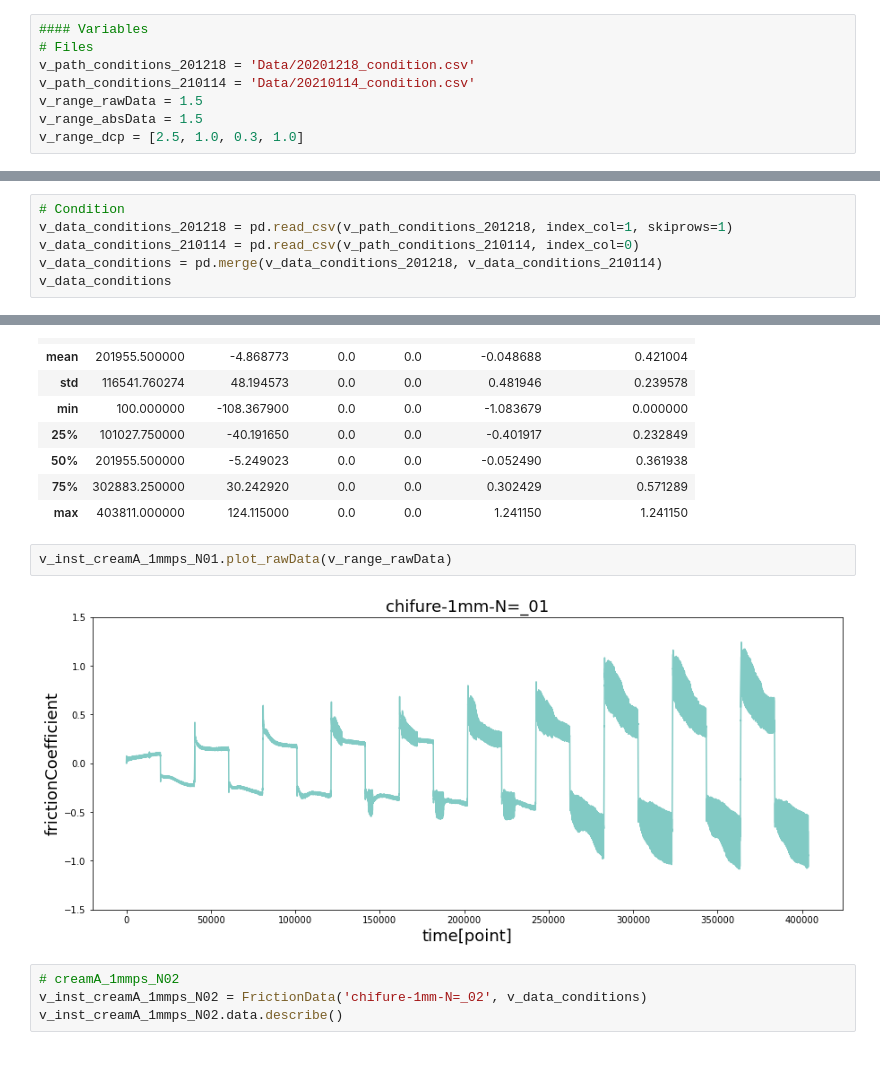
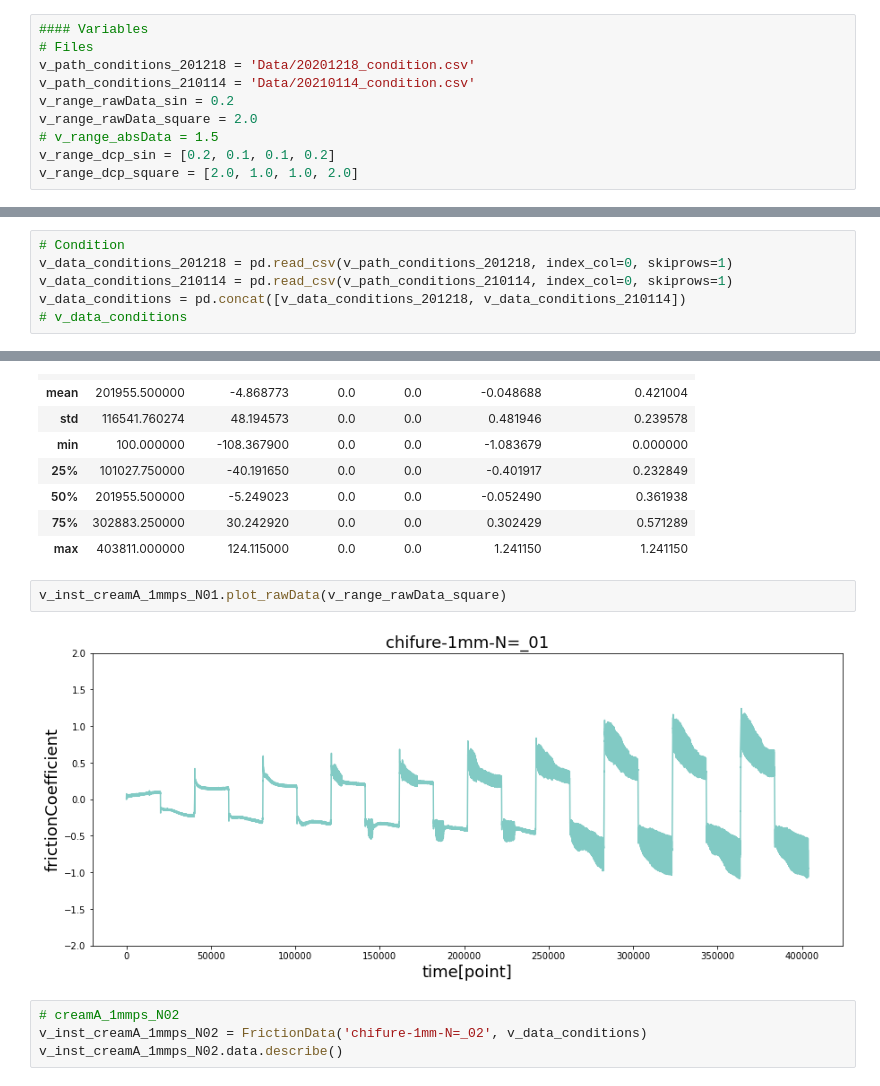
Before and after one commit to NagiYoshitsugu/Friction, a Jupyter notebook: 210115.ipynb, the cells around one changed output, grey strips where cells are left out. Cells and saved outputs as stored; diff of their text form.

```diff
--- a/210115.ipynb
+++ b/210115.ipynb
@@ -18,9 +19,11 @@
 # Files
 v_path_conditions_201218 = 'Data/20201218_condition.csv'
 v_path_conditions_210114 = 'Data/20210114_condition.csv'
-v_range_rawData = 1.5
-v_range_absData = 1.5
-v_range_dcp = [2.5, 1.0, 0.3, 1.0]
+v_range_rawData_sin = 0.2
+v_range_rawData_square = 2.0
+# v_range_absData = 1.5
+v_range_dcp_sin = [0.2, 0.1, 0.1, 0.2]
+v_range_dcp_square = [2.0, 1.0, 1.0, 2.0]
 # %%
 ### Import libraries
 import io
@@ -41,7 +44,7 @@ sys.path.append('C:/Users/90033353/GoogleDrive_Nagi/Friction')
 from frictionData import FrictionData
 # %%
 # Condition
-v_data_conditions_201218 = pd.read_csv(v_path_conditions_201218, index_col=1, skiprows=1)
-v_data_conditions_210114 = pd.read_csv(v_path_conditions_210114, index_col=0)
-v_data_conditions = pd.merge(v_data_conditions_201218, v_data_conditions_210114)
-v_data_conditions
+v_data_conditions_201218 = pd.read_csv(v_path_conditions_201218, index_col=0, skiprows=1)
+v_data_conditions_210114 = pd.read_csv(v_path_conditions_210114, index_col=0, skiprows=1)
+v_data_conditions = pd.concat([v_data_conditions_201218, v_data_conditions_210114])
+# v_data_conditions
@@ -182,9 +169,9 @@ v_inst_creamA_1mmps_N01.data.describe()
 | 75% | 302883.250000 | 30.242920 | 0.0 | 0.0 | 0.302429 | 0.571289 |
 | max | 403811.000000 | 124.115000 | 0.0 | 0.0 | 1.241150 | 1.241150 |
 # %%
-v_inst_creamA_1mmps_N01.plot_rawData(v_range_rawData)
+v_inst_creamA_1mmps_N01.plot_rawData(v_range_rawData_square)
 # %% [output]
-[figure, old version]
+[figure, new version]
 # %%
 # creamA_1mmps_N02
 v_inst_creamA_1mmps_N02 = FrictionData('chifure-1mm-N=_02', v_data_conditions)
```
Also changed, not shown: parts of 79 cells of this notebook.
